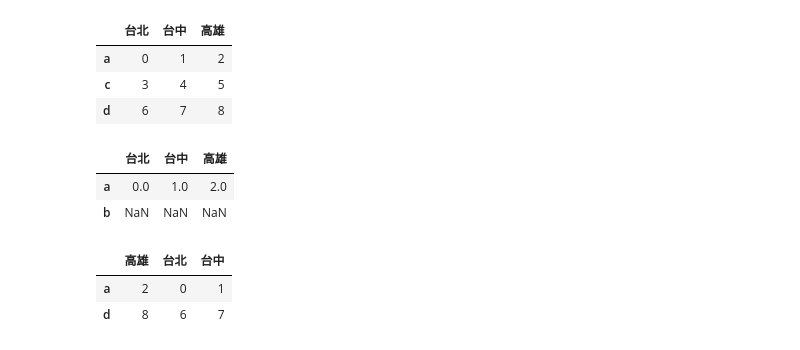
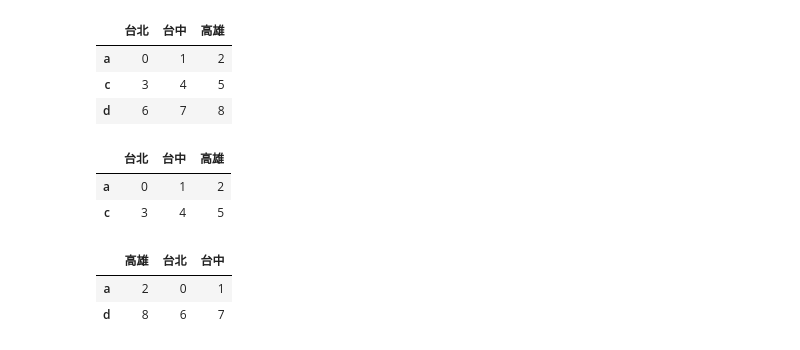
Before and after one commit to Lainie888/2023_07_27, a Jupyter notebook: lesson18_2.ipynb, the cells around one changed output. Saved outputs shown, nothing was run; the diff lists cells and outputs as text; code cells hidden in the pictures.

```diff
--- a/lesson18_2.ipynb
+++ b/lesson18_2.ipynb
@@ -42,11 +49,11 @@ frame
 | c | 3 | 4 | 5 |
 | d | 6 | 7 | 8 |
 # %%
-frame.reindex(["a", "b"])
+frame.reindex(["a", "c"])
 # %% [output]
 |  | 台北 | 台中 | 高雄 |
-| a | 0.0 | 1.0 | 2.0 |
-| b | NaN | NaN | NaN |
+| a | 0 | 1 | 2 |
+| c | 3 | 4 | 5 |
 # %%
 frame.reindex(["a", "d"], columns=["高雄", "台北", "台中"])
 # %% [output]
```
Also changed, not shown: parts of 5 cells of this notebook, 3 other files.
